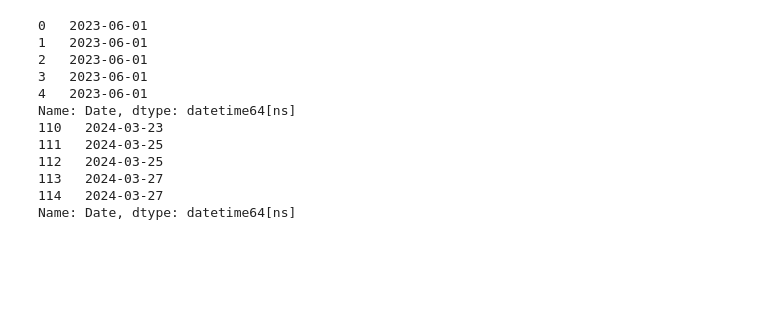
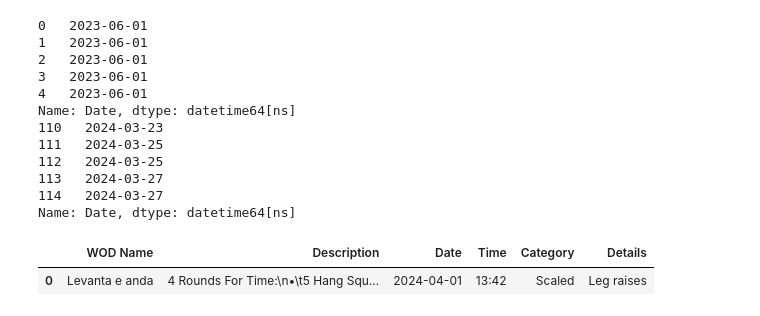
Before and after one commit to hugofitipaldi/PR_tracker, a Jupyter notebook: scripts/exploring_data.ipynb, the cells around one changed output. Saved outputs shown, nothing was run; the diff lists cells and outputs as text; code cells hidden in the pictures; blank space fills up the shorter version.

```diff
--- a/scripts/exploring_data.ipynb
+++ b/scripts/exploring_data.ipynb
@@ -100,0 +112,6 @@ plot_1rm_test(tracker, 'Back Squat')
+# %%
+benchmark_wods = pd.read_csv('../data/benchmark_wods.csv')
+benchmark_wods
+# %% [output]
+|  | WOD Name | Description | Date | Time | Category | Details |
+| 0 | Levanta e anda | 4 Rounds For Time:\n•\t5 Hang Squ... | 2024-04-01 | 13:42 | Scaled | Leg raises |
```
Also changed, not shown: parts of 2 cells of this notebook, 4 other files.
